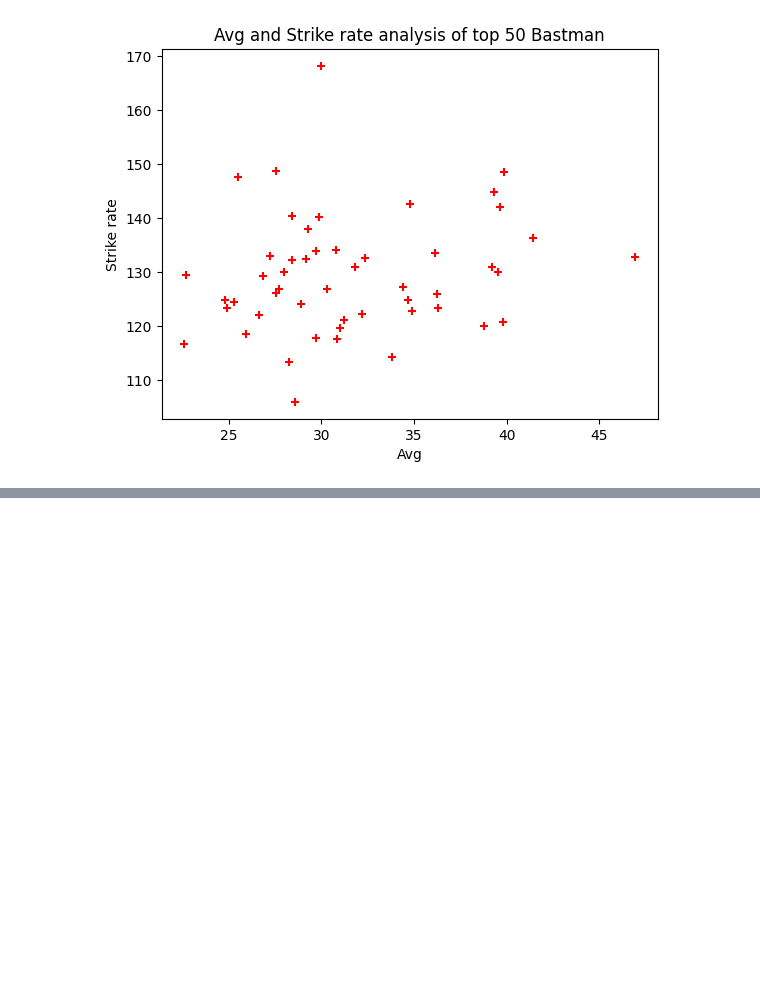
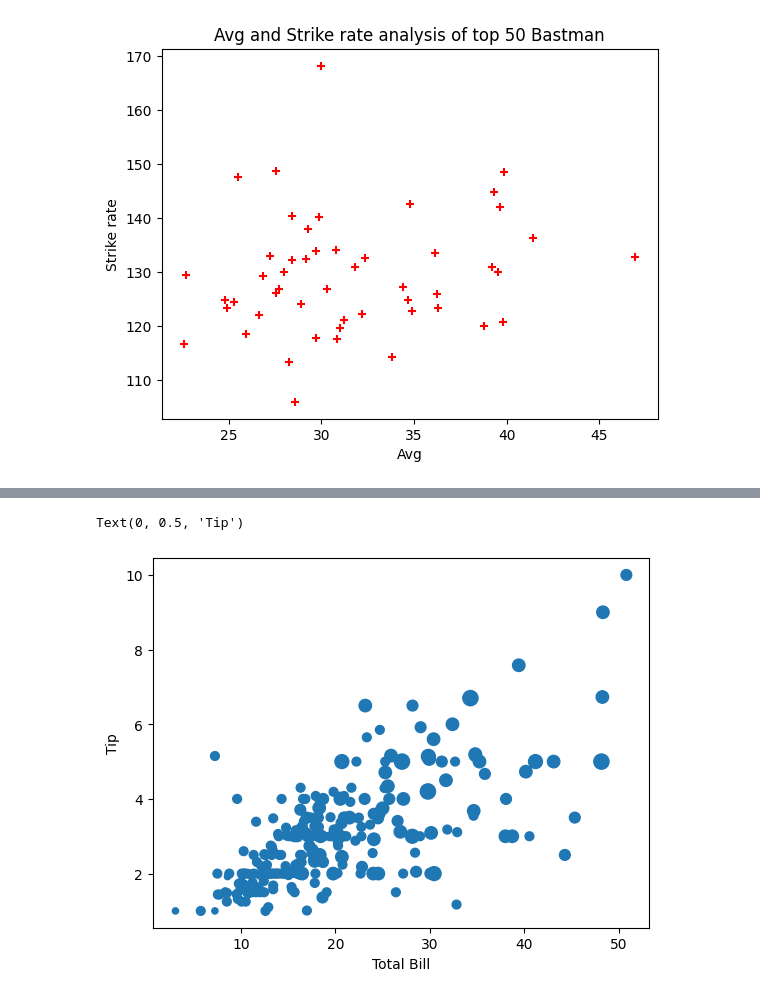
Before and after one commit to Muhammad-Waleed-Source/Matplotlib, a Jupyter notebook: Matplotlib_1.ipynb, the cells around one changed output, grey strips where cells are left out. Cells and saved outputs as stored; diff of their text form; code cells hidden in the pictures; blank space fills up the shorter version.

```diff
--- a/Matplotlib_1.ipynb
+++ b/Matplotlib_1.ipynb
@@ -328,0 +364,10 @@ Text(0, 0.5, 'Strike rate')
+# %%
+# As the dots are very small because the size col of our dataset contains 2, 4, 1, 5 means small values. So multiplying it with 20 to get a good view.
+
+plt.scatter(tips['total_bill'], tips['tip'], s=tips['size']*20)
+
+plt.xlabel('Total Bill')
+plt.ylabel('Tip')
+# %% [output]
+Text(0, 0.5, 'Tip')
+[figure, added]
```
Also changed, not shown: parts of 3 cells of this notebook.
